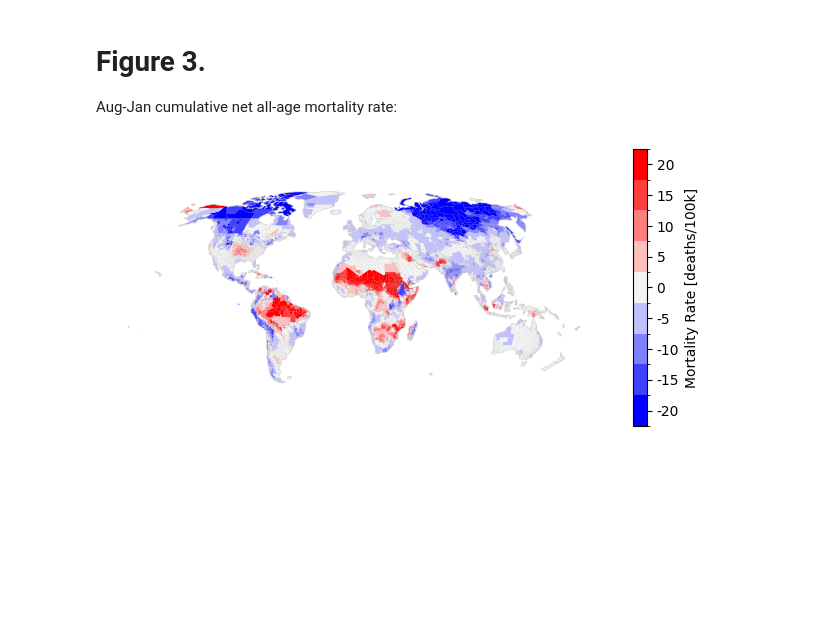
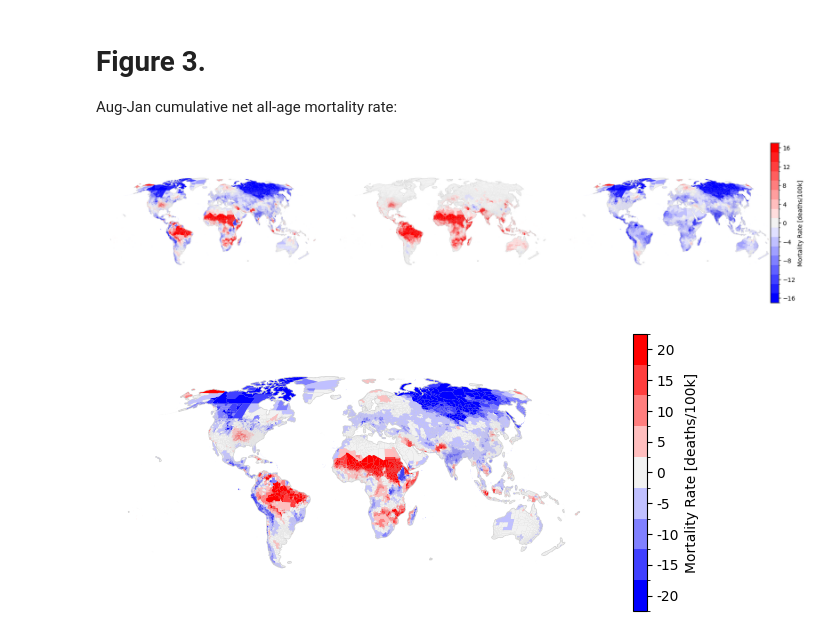
Before and after one commit to ezuetell/poreallas, a Jupyter notebook: analysis/p00_paper_figures.ipynb, the cells around one changed output. Drawn from its saved outputs; the diff is of its cells as text; code cells hidden in the pictures; blank space fills up the shorter version.

Commit message:
figure 1,3 updates

```diff
--- a/analysis/p00_paper_figures.ipynb
+++ b/analysis/p00_paper_figures.ipynb
@@ -62,3 +59,53 @@ impact = analysis_utils.compute_impact(effect, socioeconomics, ensemble = False,
 # %%
-cum_impact = impact.mean(dim = 'sample').sum('month')
-_polygons_impact = analysis_utils.xarray_to_gpd(cum_impact, _polygons)
+#Compute the Mortality Impact relative to a Baseline Period for the Projected Effects
+month_order = [8, 9, 10, 11, 12, 1]
+colors = {'net': 'black', 'hotonly': 'red', 'coldonly': 'blue'}
+ax = plt.gca()
+for hotonly in ['net', 'hotonly', 'coldonly']:
+    impact = analysis_utils.compute_impact(effect, socioeconomics, ensemble = False, baseline_period=baseline_period, hotonly = hotonly, rate = False, age_weight = True)
+    da = impact.mean(dim='sample').sum('region').reindex(month=month_order)/100000
+    da = da.assign_coords(month=range(len(month_order)))  # 0..5 positions instead of real month values
+
+    da.plot(marker='o', ax=ax, label=hotonly, color=colors[hotonly])
+
+ax.axhline(y=0, color='black', linewidth = 0.5)
+ax.set_xticks(range(len(month_order)))
+ax.set_xticklabels(month_order)
+ax.set_xlabel('month')
+ax.set_ylabel('Mortality Impact [100k deaths]')
+ax.legend()
+ax.set_title("")
+# %%
+fig, axes = plt.subplots(1, 3, figsize=(18, 6))
+
+for ax, hotonly in zip(
+    axes,
+    ['net', 'hotonly', 'coldonly']):
+
+    impact = analysis_utils.compute_impact(effect, socioeconomics, ensemble = False, baseline_period=baseline_period, hotonly = hotonly, rate = True, age_weight = True)
+    cum_impact = impact.mean(dim = 'sample').sum('month')
+    _polygons_impact = analysis_utils.xarray_to_gpd(cum_impact, _polygons)
+    analysis_utils.plot_single(
+        _polygons_impact,
+        col='age_weighted_impact',
+        cm='bwr',
+        vmin = -16,
+        vmax = 16,
+        n_colors=10,
+        colorbar = False,
+        cbar_label="Mortality Rate [deaths/100k]",
+        ax=ax,
+    )
+cmap, norm, sm, ticks, step = analysis_utils.build_colormap(
+    _polygons_impact, 'age_weighted_impact', cm='bwr', vmin=-16, vmax=16, n_colors=10
+)
+
+cbar = fig.colorbar(sm, ax=axes, location='right', shrink=0.8, ticks=ticks,
+                     label="Mortality Rate [deaths/100k]", fraction=0.025, pad=0.02)
+
+for ax in axes:
+    ax.set_axis_off()
+
+fig.subplots_adjust(left=0.02, right=0.90, top=0.95, bottom=0.05, wspace=0.02)
+# %% [output]
+[figure, added]
```
Also changed, not shown: parts of 2 cells of this notebook, 1 other file.
